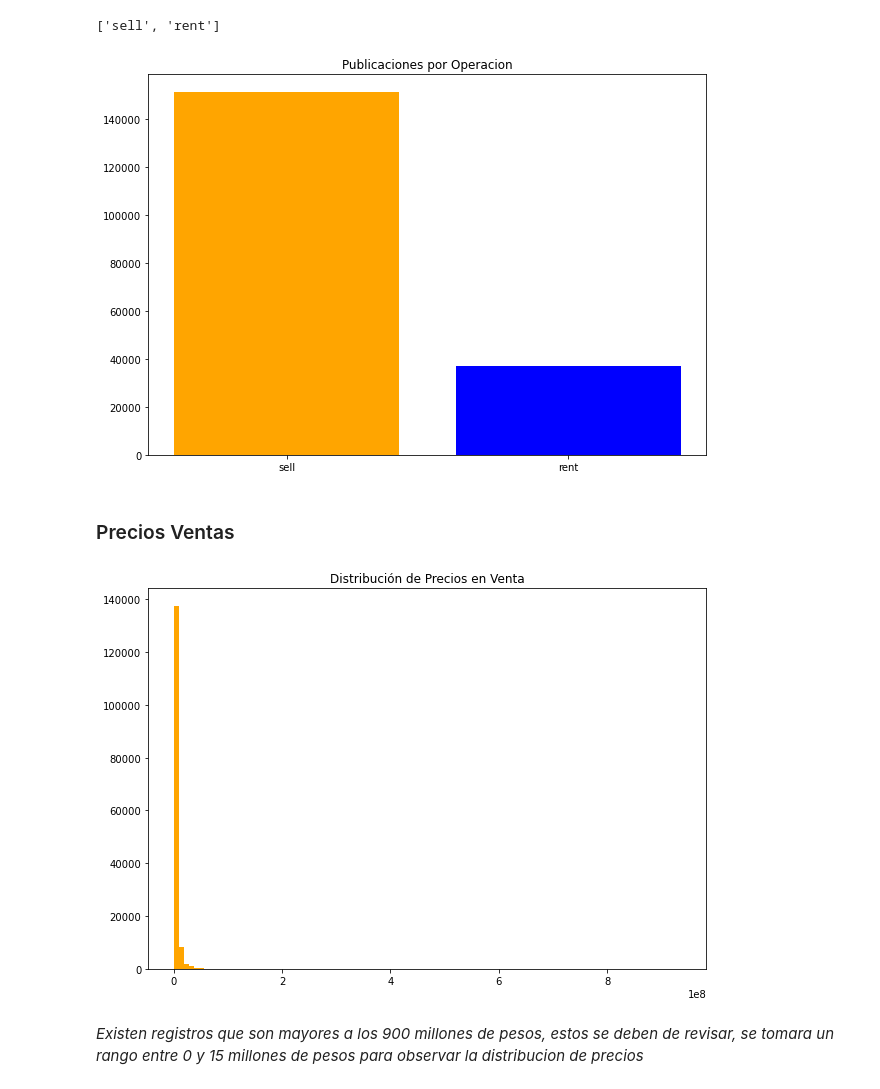
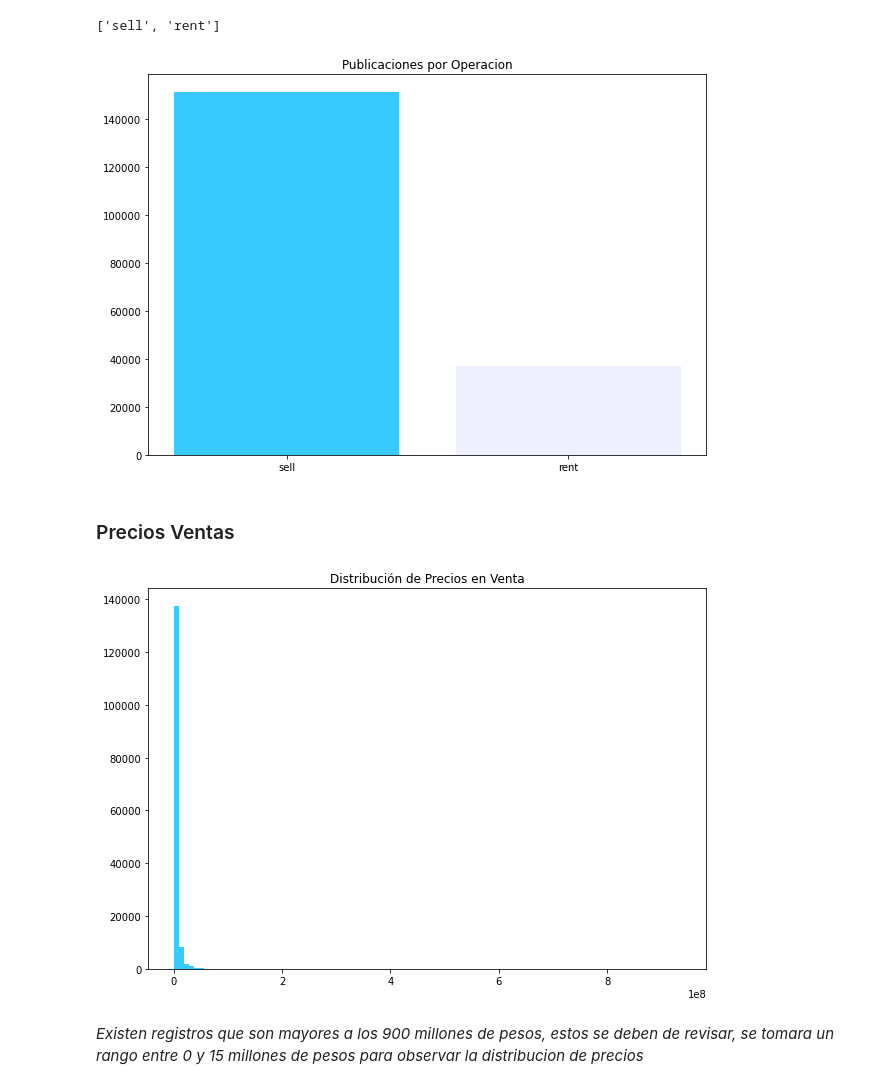
Before and after one commit to edco17/Real_Estate_Mexico, a Jupyter notebook: proyecto_final_Edgar_Cardoso.ipynb, the cells around one changed output. Drawn from its saved outputs; the diff is of its cells as text; code cells hidden in the pictures.

```diff
--- a/proyecto_final_Edgar_Cardoso.ipynb
+++ b/proyecto_final_Edgar_Cardoso.ipynb
@@ -432,22 +432,22 @@ list(operation.index)
 ['sell', 'rent']
 # %%
 plt.figure(figsize=(10, 7))
-plt.bar(x = operation.index, height = operation.values, color = ['orange', 'blue'])
+plt.bar(x = operation.index, height = operation.values, color = ['#37C9FF', '#eeefff'])
 plt.title('Publicaciones por Operacion')
 plt.show()
 # %% [output]
-[figure, old version]
+[figure, new version]
 # %% [markdown]
 ### Precios Ventas
 # %%
 precio_venta = df[df['v_operation'] == 'sell']['c_price_aprox_local_currency']
 # %%
 plt.figure(figsize=(10, 7))
-plt.hist(precio_venta.values, bins = 100, color = 'orange')
+plt.hist(precio_venta.values, bins = 100, color = '#37C9FF')
 plt.title('Distribución de Precios en Venta')
 plt.show()
 # %% [output]
-[figure, old version]
+[figure, new version]
 # %% [markdown]
 _Existen registros que son mayores a los 900 millones de pesos, estos se deben de revisar, se tomara un rango entre 0 y 15 millones de pesos para observar la distribucion de precios_
 # %%
```
Also changed, not shown: parts of 25 cells of this notebook.
